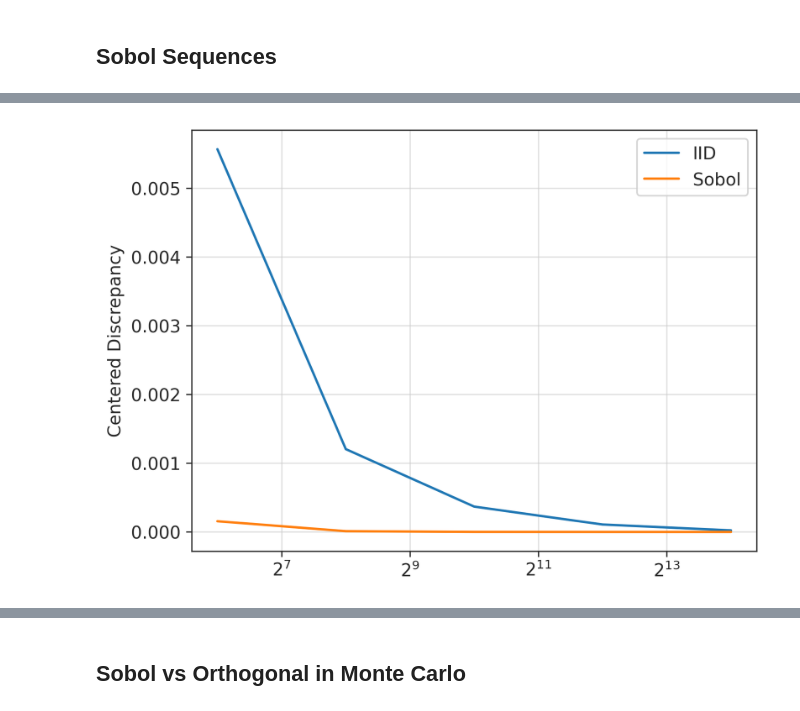
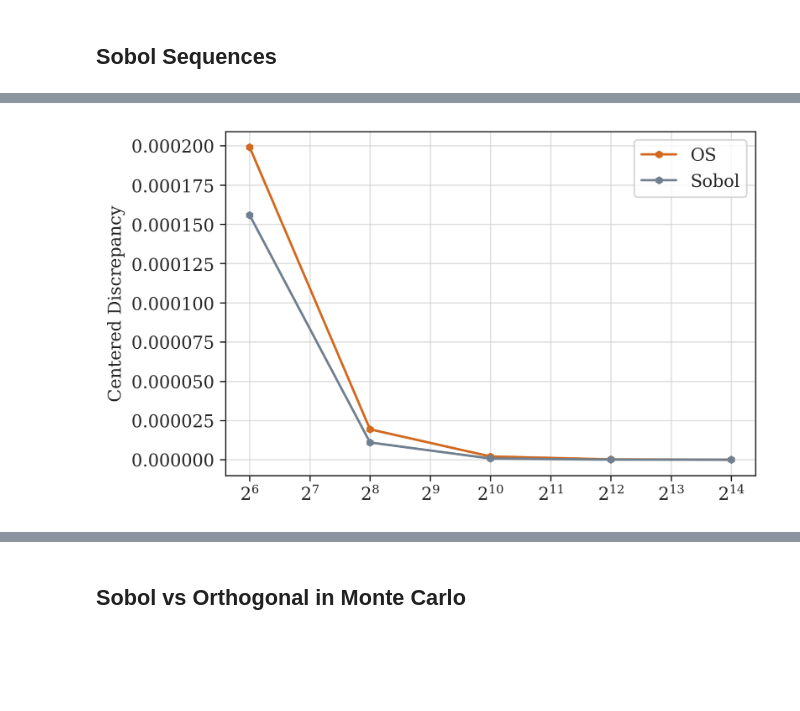
Before and after one commit to loonatick-src/stochastic-sim-1, a Jupyter notebook: Submission.ipynb, the cells around one changed output, grey strips where cells are left out. Cells and saved outputs as stored; diff of their text form; code cells hidden in the pictures; blank space fills up the shorter version.

```diff
--- a/Submission.ipynb
+++ b/Submission.ipynb
@@ -1021,11 +1160,0 @@ else:
-# %%
-labels = ["IID", "Orthogonal", "Sobol"]
-fig, ax = plt.subplots()
-for i,discr in enumerate(mean_discrepancies[1:]):
-    ax.plot(sample_sizes, discr, label = labels[i+1])
-plt.legend()
-plt.ylabel("Centered Discrepancy")
-plt.xscale("log", base = 2)
-plt.grid(alpha = 0.6)
-plt.show()
-# TODO: save as png
@@ -1034,11 +1161,26 @@ plt.show()
-# %%
-fig, ax = plt.subplots()
-ax.plot(sample_sizes, mean_discrepancies[0], label = "IID")
-ax.plot(sample_sizes, mean_discrepancies[2], label = "Sobol")
-plt.ylabel("Centered Discrepancy")
-plt.xscale("log", base = 2)
-plt.legend()
-plt.grid(alpha = 0.6)
-plt.show()
-# %% [output]
-[figure, removed]
+# %%
+def mean_discrepancies_OS_sobol_plotter(simulation_data, title):
+
+    sample_sizes = np.array([np.power(2,i) for i in range(6,15,2)])
+
+    data = np.load(simulation_data)
+
+    mean_discrepancies = data['arr_0']
+    sample_variances = data['arr_1']
+
+    discr_OS = mean_discrepancies[1]
+    discr_Sobol = mean_discrepancies[2]
+
+    plt.plot(sample_sizes, discr_OS, label = "OS", color = "chocolate", marker = "h", markersize = 4)
+    plt.plot(sample_sizes, discr_Sobol, label = "Sobol", color = "slategray", marker = "h", markersize = 4)
+
+    plt.legend()
+    plt.ylabel("Centered Discrepancy")
+    plt.xscale('log', basex=2)
+    plt.grid(alpha = 0.6)
+    plt.savefig(title, bbox_inches = 'tight')
+    plt.show()
+# %%
+mean_discrepancies_OS_sobol_plotter(simulation_data = "discrepancies_unifo_ortho_sobol.npz", title = "Mean_discrepancies_Sobol_OS.png")
+# %% [output]
+[figure, added]
```
Also changed, not shown: parts of 39 cells of this notebook, 18 other files.
